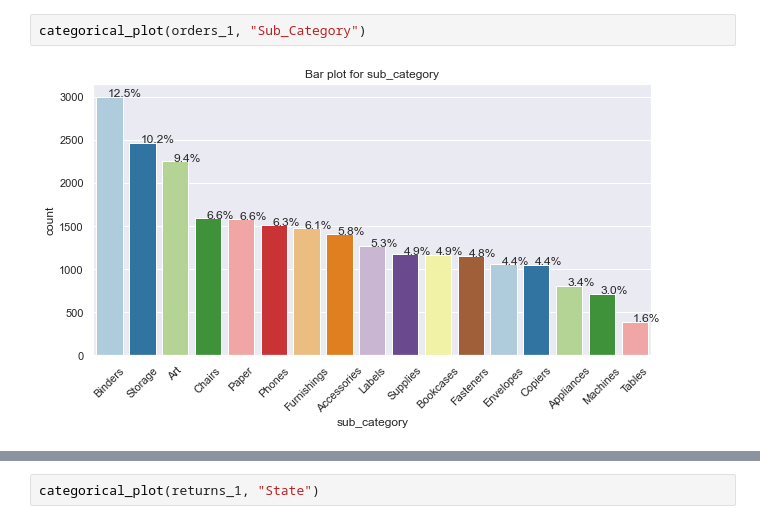
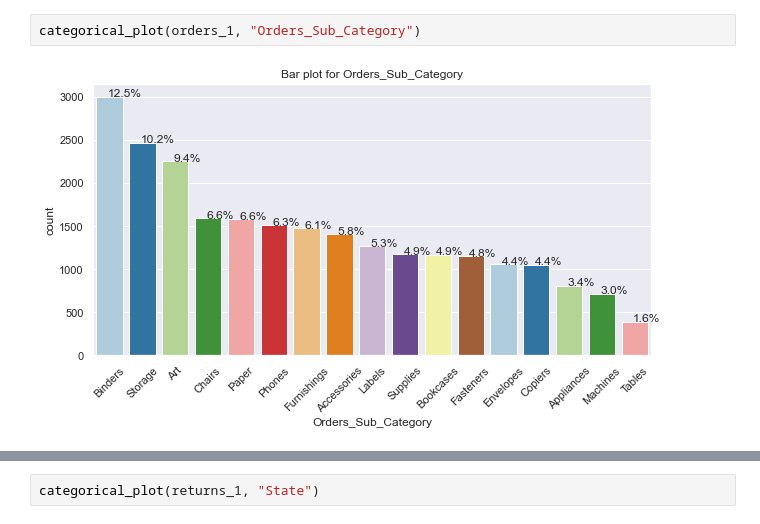
Before and after one commit to stevearchuleta/Superstore_Project_2023, a Jupyter notebook: jupyter_notebooks/Data Cleaning and Preprocessing.ipynb, the cells around one changed output, grey strips where cells are left out. Drawn from its saved outputs; the diff is of its cells as text.

```diff
--- a/jupyter_notebooks/Data Cleaning and Preprocessing.ipynb
+++ b/jupyter_notebooks/Data Cleaning and Preprocessing.ipynb
@@ -1676,8 +1676,8 @@ categorical_plot(orders_1, "Orders_Category")
 [interactive output not drawn]
 # %%
-categorical_plot(orders_1, "Sub_Category")
+categorical_plot(orders_1, "Orders_Sub_Category")
 # %% [output]
-[figure, old version]
+[figure, new version]
 [interactive output not drawn]
 # %%
 categorical_plot(returns_1, "Returns_Category")
```
Also changed, not shown: parts of 18 cells of this notebook, 5 other files.
